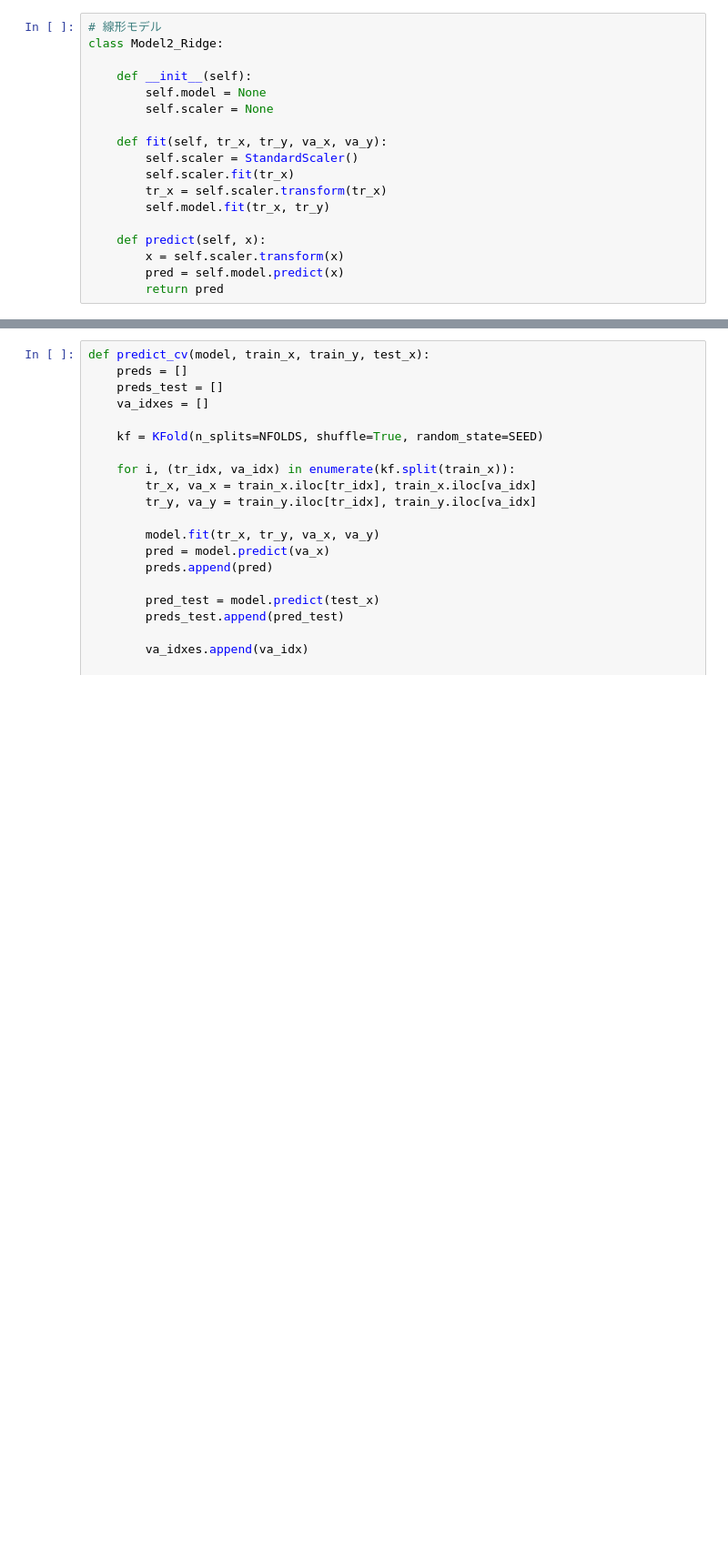
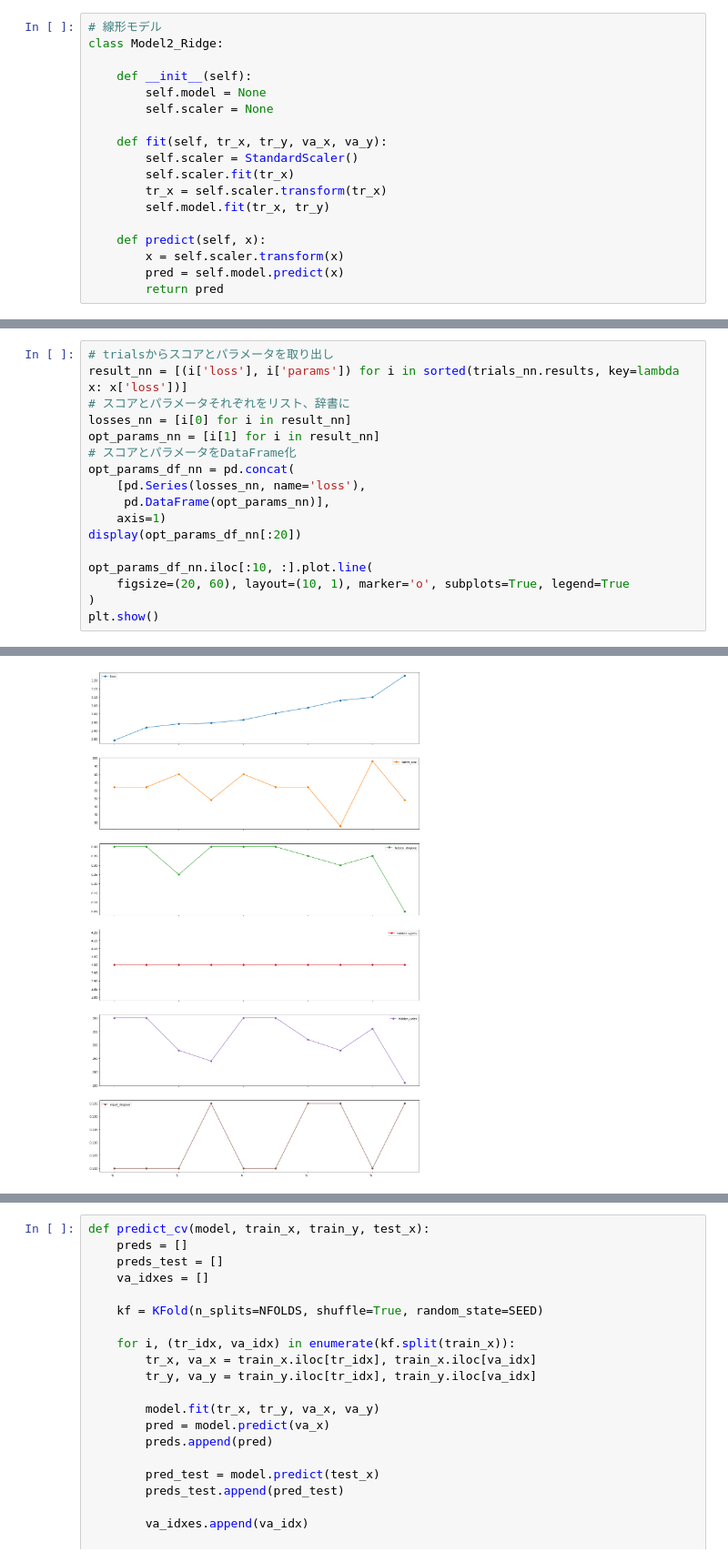
Before and after one commit to YusukeAmg/SIGNATE_4th_BeginnerOnlyCompetition, a Jupyter notebook: notebook/Stacking.ipynb, the cells around one changed output, grey strips where cells are left out. Shown: that part at 91% size. Cells and saved outputs as stored; diff of their text form; blank space fills up the shorter version.

```diff
--- a/notebook/Stacking.ipynb
+++ b/notebook/Stacking.ipynb
@@ -367,0 +568,18 @@ def objective(x, y, args):
+# %%
+# trialsからスコアとパラメータを取り出し
+result_nn = [(i['loss'], i['params']) for i in sorted(trials_nn.results, key=lambda x: x['loss'])]
+# スコアとパラメータそれぞれをリスト、辞書に
+losses_nn = [i[0] for i in result_nn]
+opt_params_nn = [i[1] for i in result_nn]
+# スコアとパラメータをDataFrame化
+opt_params_df_nn = pd.concat(
+    [pd.Series(losses_nn, name='loss'),
+     pd.DataFrame(opt_params_nn)],
+    axis=1)
+display(opt_params_df_nn[:20])
+
+opt_params_df_nn.iloc[:10, :].plot.line(
+    figsize=(20, 60), layout=(10, 1), marker='o', subplots=True, legend=True
+)
+plt.show()
+# %% [output]
@@ -367,0 +603 @@ def objective(x, y, args):
+[figure, added]
```
Also changed, not shown: parts of 19 cells of this notebook.
